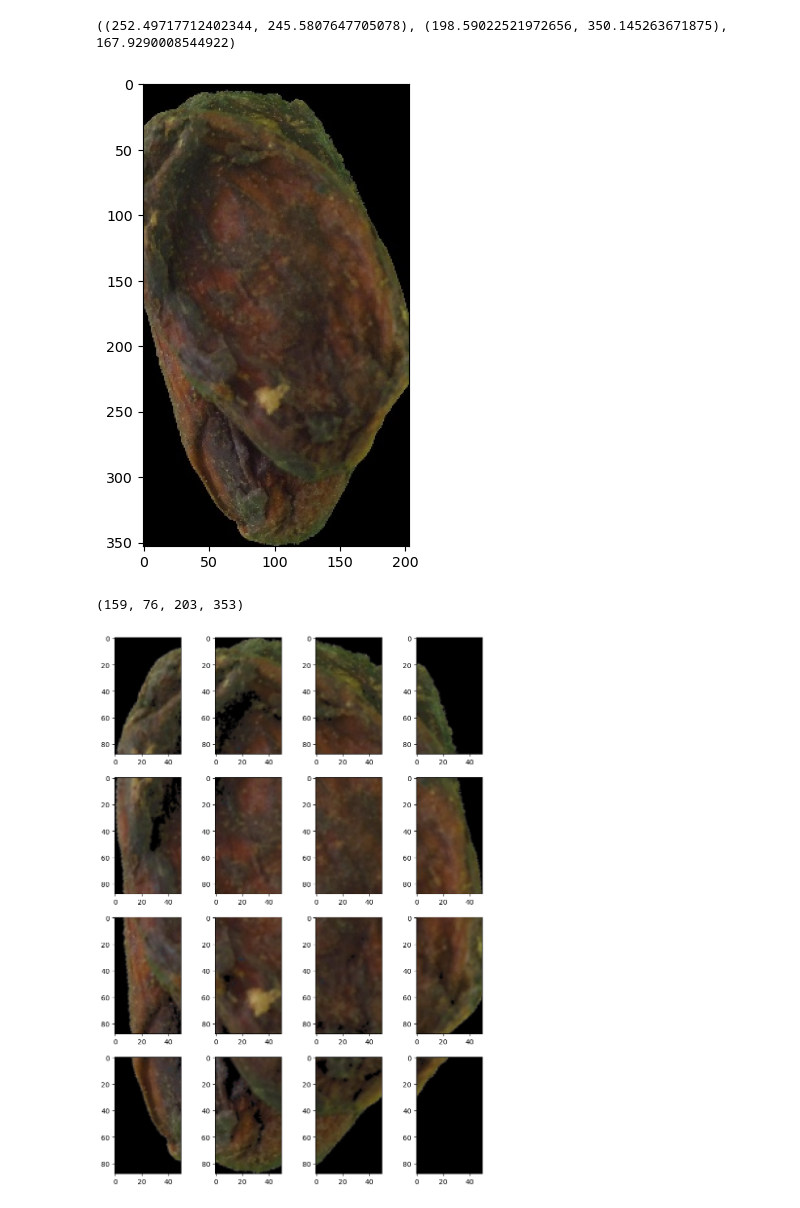
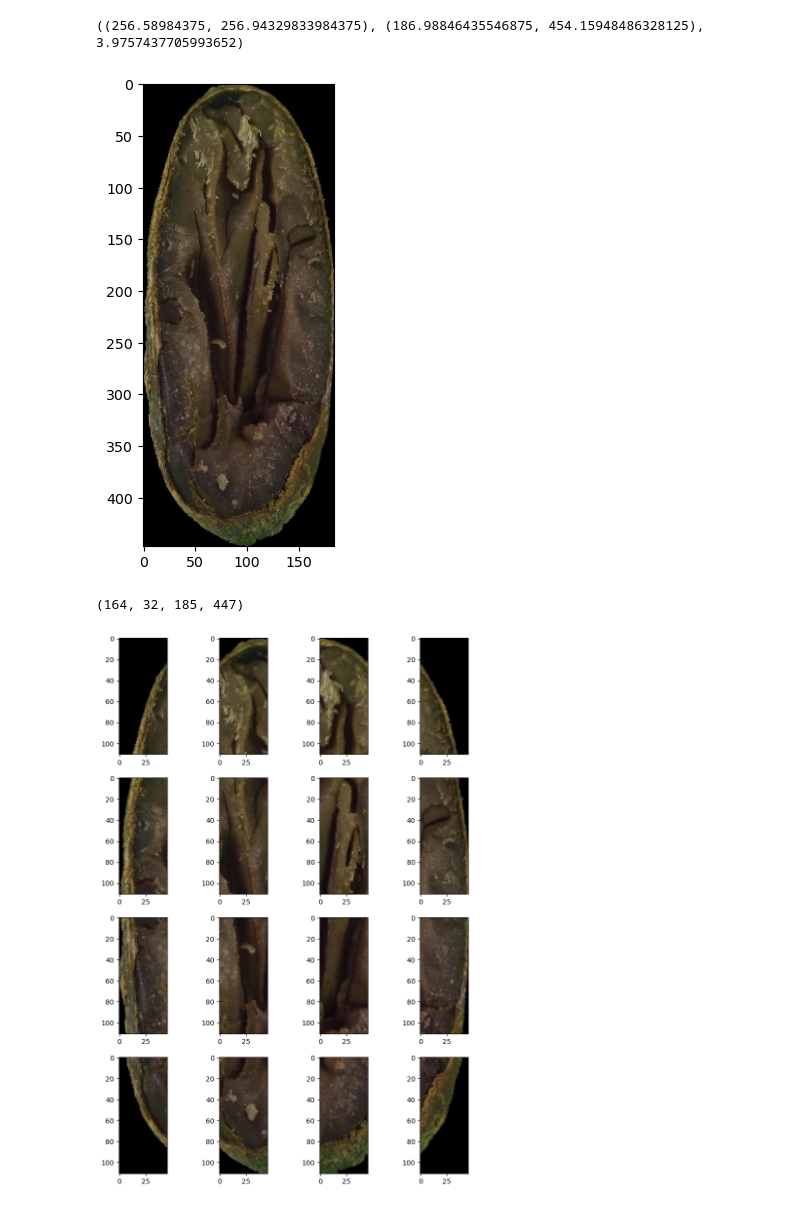
Before and after one commit to quanglochuynh/thesis2022, a Jupyter notebook: The_new_thesis_approach/hsv_feature.ipynb, the cells around one changed output. Cells and saved outputs as stored; diff of their text form; code cells hidden in the pictures.

```diff
--- a/The_new_thesis_approach/hsv_feature.ipynb
+++ b/The_new_thesis_approach/hsv_feature.ipynb
@@ -6,13 +6,13 @@ import matplotlib.pyplot as plt
 from skimage.feature import graycomatrix, graycoprops
 from image_extractor import init_lut, statistic_analysis, linear_fn, curved, seperate_chanel, preprocess_hsv, histogram_analysis
 
-image_dir  = 'D:/Thesis_data/Backups/Color_Corrected_512x512/Agglutinated/image (35).JPG'
+# image_dir  = 'D:/Thesis_data/Backups/Color_Corrected_512x512/Agglutinated/image (35).JPG'
 # image_dir  = 'D:/Thesis_data/Backups/Color_Corrected_512x512/Brittle/image (35).JPG'
 # image_dir = 'D:/Thesis_data/Backups/Color_Corrected_512x512/Plated_Purple/image (23).JPG'
 # image_dir = 'D:/Thesis_data/Backups/Color_Corrected_512x512/Compartmentalized_Brown/image (1).JPG'
-# image_dir = 'D:/Thesis_data/Backups/Color_Corrected_512x512/Compartmentalized_PartiallyPurple/image (8).JPG'
+image_dir = 'D:/Thesis_data/Backups/Color_Corrected_512x512/Compartmentalized_PartiallyPurple/image (1).JPG'
 # image_dir = 'D:/Thesis_data/Backups/Color_Corrected_512x512/Moldered/image (67).JPG'
-# image_dir = 'D:/Thesis_data/Backups/Color_Corrected_512x512/Compartmentalized_Slaty/image (56).JPG'
+# image_dir = 'D:/Thesis_data/Backups/Color_Corrected_512x512/Compartmentalized_White/image (73).JPG'
 
 
 plt.rcParams['figure.dpi'] = 102
@@ -24,22 +24,22 @@ lut1 = init_lut(fn=linear_fn, coefficient=10)
 lut2 = init_lut(fn=curved, coefficient=1.5)
 # %%
 plt.rcParams["figure.figsize"] = (6,6)
-image_hsv, cnt, ellipse = preprocess_hsv(image)
+image_hsv, cnt, ellipse, image2= preprocess_hsv(image, origin_bgr=True)
 x,y,w,h = cv2.boundingRect(cnt)
-image_rgb = cv2.cvtColor(image_hsv, cv2.COLOR_HSV2RGB)
-origin_rgb = cv2.cvtColor(image[y:y+h, x:x+w], cv2.COLOR_BGR2RGB)
+image_rgb = cv2.cvtColor(image2, cv2.COLOR_BGR2RGB)
+image_rgb = image_rgb[y:y+h, x:x+w]
 print(ellipse)
 (cX, cY),(aX, aY), o = ellipse
 
-plt.imshow(origin_rgb)
+plt.imshow(image_rgb)
 plt.show()
 # %% [output]
-((252.49717712402344, 245.5807647705078), (198.59022521972656, 350.145263671875), 167.9290008544922)
+((256.58984375, 256.94329833984375), (186.98846435546875, 454.15948486328125), 3.9757437705993652)
-[figure, old version]
+[figure, new version]
 # %%
 cv2.boundingRect(cnt)
 # %% [output]
-(159, 76, 203, 353)
+(164, 32, 185, 447)
 # %%
 hei, wid, c = shape(image_rgb)
 # %%
@@ -62,4 +62,4 @@ for i in range(0, 4):
         # print(i, j)
 plt.show()
 # %% [output]
-[figure, old version]
+[figure, new version]
```
Also changed, not shown: 13 other files.
